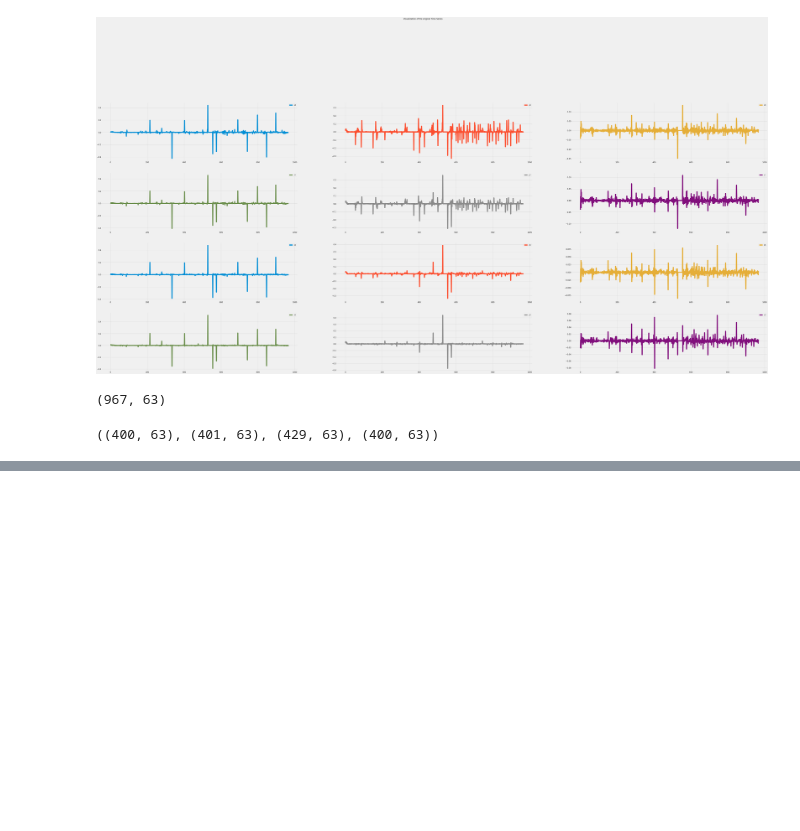
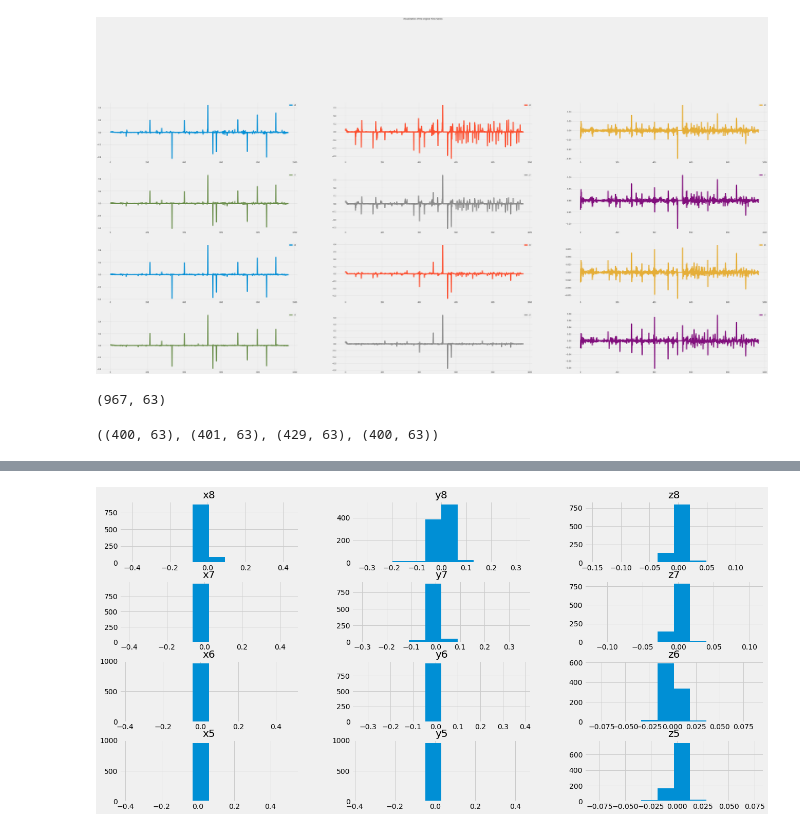
Before and after one commit to Qiaogun/INIAD-Screen-Share, a Jupyter notebook: anylize.ipynb, the cells around one changed output, grey strips where cells are left out. Saved outputs shown, nothing was run; the diff lists cells and outputs as text; code cells hidden in the pictures; blank space fills up the shorter version.

```diff
--- a/anylize.ipynb
+++ b/anylize.ipynb
@@ -77,0 +90,6 @@ train_features.shape, train_labels.shape, test_features.shape, test_labels.shape
+# %%
+df[['x8','y8','z8','x7','y7','z7','x6','y6','z6','x5','y5','z5']].hist(figsize=(20,10),)
+
+plt.show()
+# %% [output]
+[figure, added]
```
Also changed, not shown: parts of 5 cells of this notebook, 10 other files.
